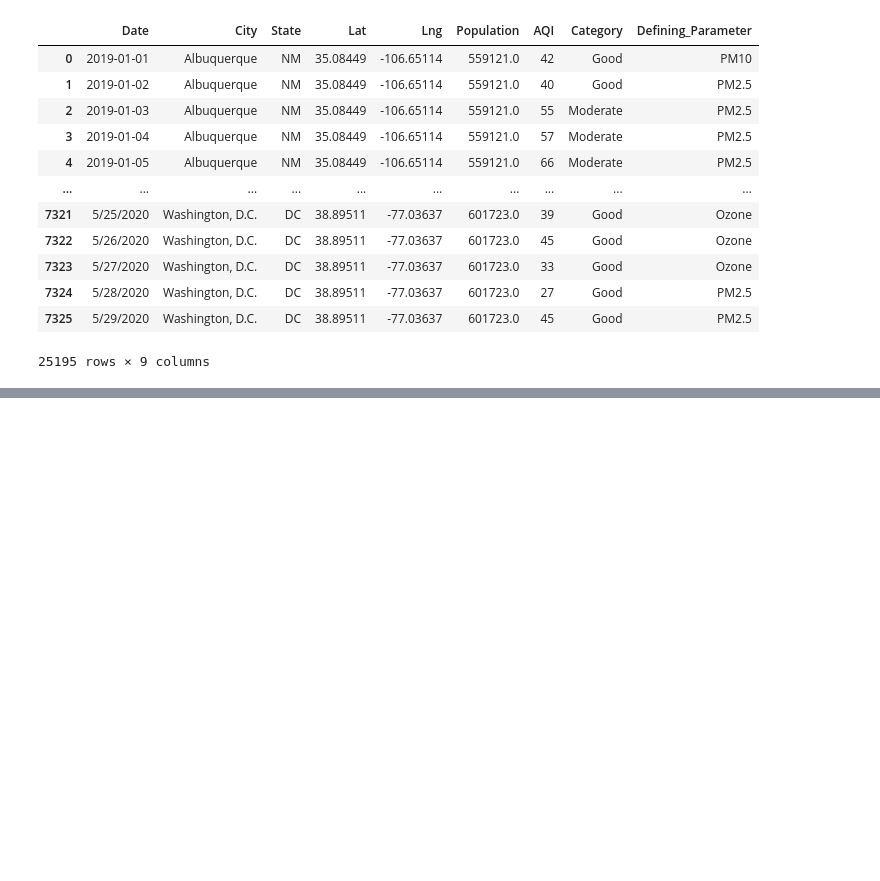
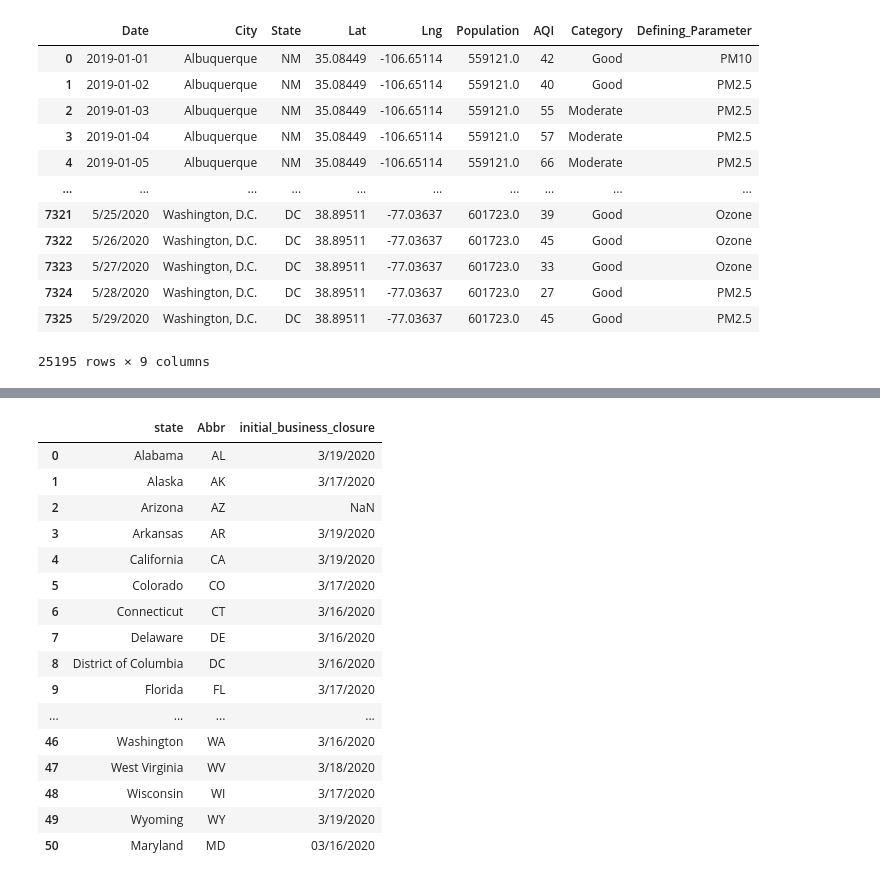
Before and after one commit to BenSnyder90/US-Air-Quality-During-COVID-19, a Jupyter notebook: merge_data.ipynb, the cells around one changed output, grey strips where cells are left out. Drawn from its saved outputs; the diff is of its cells as text; code cells hidden in the pictures; blank space fills up the shorter version.

```diff
--- a/merge_data.ipynb
+++ b/merge_data.ipynb
@@ -407,0 +469,31 @@ data_df
+# %%
+#Add missing row to dataframe. Data for Maryland
+mary_dict = {
+    "state": "Maryland",
+    "Abbr":"MD",
+    "inital_business_closure":"03/16/2020"
+}
+
+close_df =close_df.append(mary_dict, ignore_index=True)
+# %%
+#Correct spelling on column
+close_df = close_df.rename(columns={"inital_business_closure":"initial_business_closure"})
+close_df.head(51)
+# %% [output]
+|  | state | Abbr | initial_business_closure |
+| 0 | Alabama | AL | 3/19/2020 |
+| 1 | Alaska | AK | 3/17/2020 |
+| 2 | Arizona | AZ | NaN |
+| 3 | Arkansas | AR | 3/19/2020 |
+| 4 | California | CA | 3/19/2020 |
+| 5 | Colorado | CO | 3/17/2020 |
+| 6 | Connecticut | CT | 3/16/2020 |
+| 7 | Delaware | DE | 3/16/2020 |
+| 8 | District of Columbia | DC | 3/16/2020 |
+| 9 | Florida | FL | 3/17/2020 |
+| ... | ... | ... | ... |
+| 46 | Washington | WA | 3/16/2020 |
+| 47 | West Virginia | WV | 3/18/2020 |
+| 48 | Wisconsin | WI | 3/17/2020 |
+| 49 | Wyoming | WY | 3/19/2020 |
+| 50 | Maryland | MD | 03/16/2020 |
```
Also changed, not shown: parts of 11 cells of this notebook, 2 other files.
